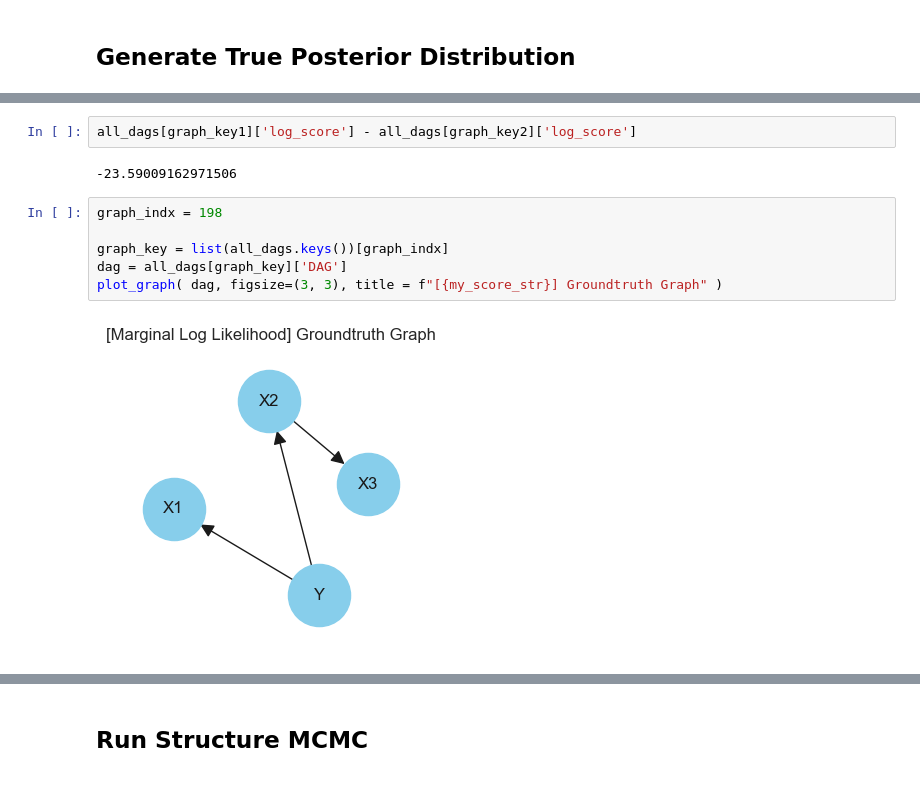
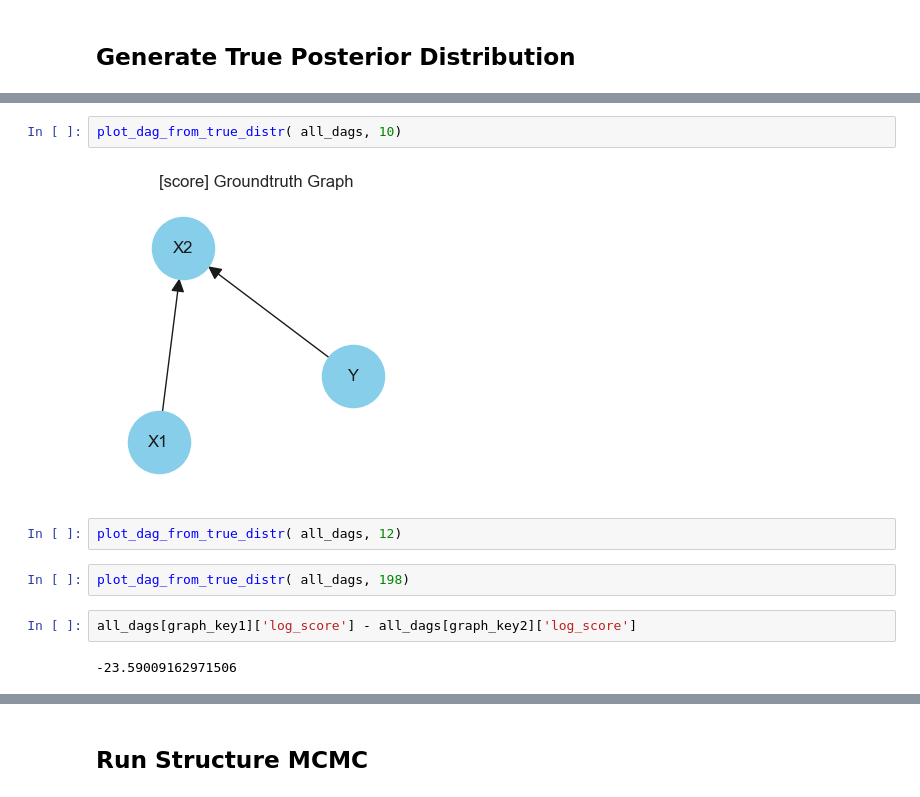
Before and after one commit to catarina-moreira/py_structure_MCMC, a Jupyter notebook: [Structure_MCMC]_3_nodes.ipynb, the cells around one changed output, grey strips where cells are left out. Cells and saved outputs as stored; diff of their text form.

```diff
--- a/[Structure_MCMC]_3_nodes.ipynb
+++ b/[Structure_MCMC]_3_nodes.ipynb
@@ -192,12 +118,12 @@ plot_graph( dag, figsize=(3, 3), title = f"[{my_score_str}] Groundtruth Graph" )
+# %%
+plot_dag_from_true_distr( all_dags, 10)
+# %% [output]
+[figure, added]
+# %%
+plot_dag_from_true_distr( all_dags, 12)
+# %%
+plot_dag_from_true_distr( all_dags, 198)
 # %%
 all_dags[graph_key1]['log_score'] - all_dags[graph_key2]['log_score']
 # %% [output]
 -23.59009162971506
-# %%
-graph_indx = 198
-
-graph_key = list(all_dags.keys())[graph_indx]
-dag = all_dags[graph_key]['DAG']
-plot_graph( dag, figsize=(3, 3), title = f"[{my_score_str}] Groundtruth Graph" )
-# %% [output]
-[figure, removed]
```
Also changed, not shown: parts of 28 cells of this notebook, 8 other files.
